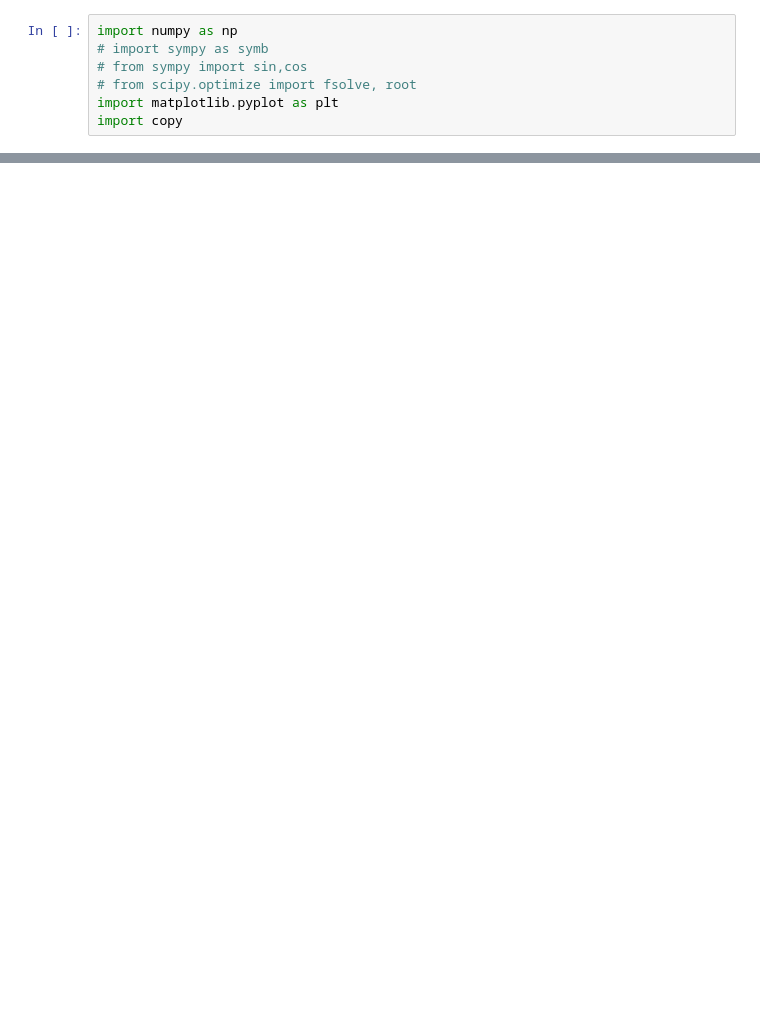
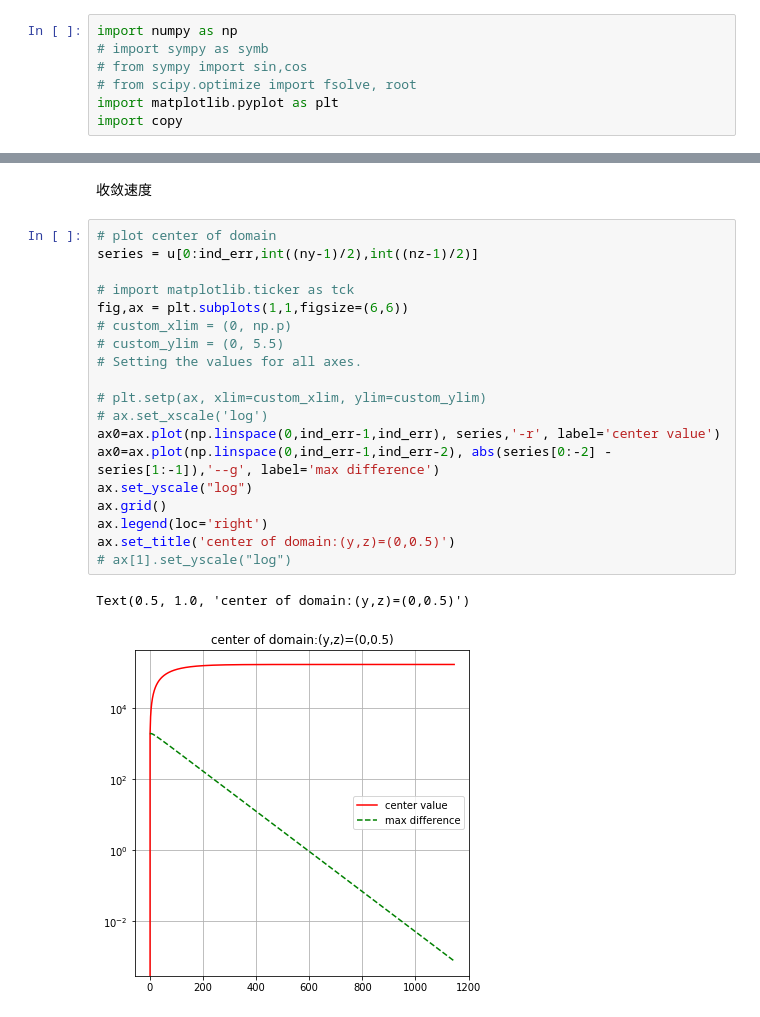
Before and after one commit to dozerlcl/assignments_2020_nju_meteorology, a Jupyter notebook: numerical_PDE/P_set7/test1.ipynb, the cells around one changed output, grey strips where cells are left out. Saved outputs shown, nothing was run; the diff lists cells and outputs as text; blank space fills up the shorter version.

```diff
--- a/numerical_PDE/P_set7/test1.ipynb
+++ b/numerical_PDE/P_set7/test1.ipynb
@@ -113,0 +115,24 @@ plt.colorbar(cnrt1,ax=ax)
+# %% [markdown]
+收敛速度
+# %%
+# plot center of domain
+series = u[0:ind_err,int((ny-1)/2),int((nz-1)/2)]
+
+# import matplotlib.ticker as tck
+fig,ax = plt.subplots(1,1,figsize=(6,6))
+# custom_xlim = (0, np.p)
+# custom_ylim = (0, 5.5)
+# Setting the values for all axes.
+
+# plt.setp(ax, xlim=custom_xlim, ylim=custom_ylim)
+# ax.set_xscale('log')
+ax0=ax.plot(np.linspace(0,ind_err-1,ind_err), series,'-r', label='center value')
+ax0=ax.plot(np.linspace(0,ind_err-1,ind_err-2), abs(series[0:-2] - series[1:-1]),'--g', label='max difference')
+ax.set_yscale("log")
+ax.grid()
+ax.legend(loc='right')
+ax.set_title('center of domain:(y,z)=(0,0.5)')
+# ax[1].set_yscale("log")
+# %% [output]
+Text(0.5, 1.0, 'center of domain:(y,z)=(0,0.5)')
+[figure, added]
```
Also changed, not shown: parts of 17 cells of this notebook.
